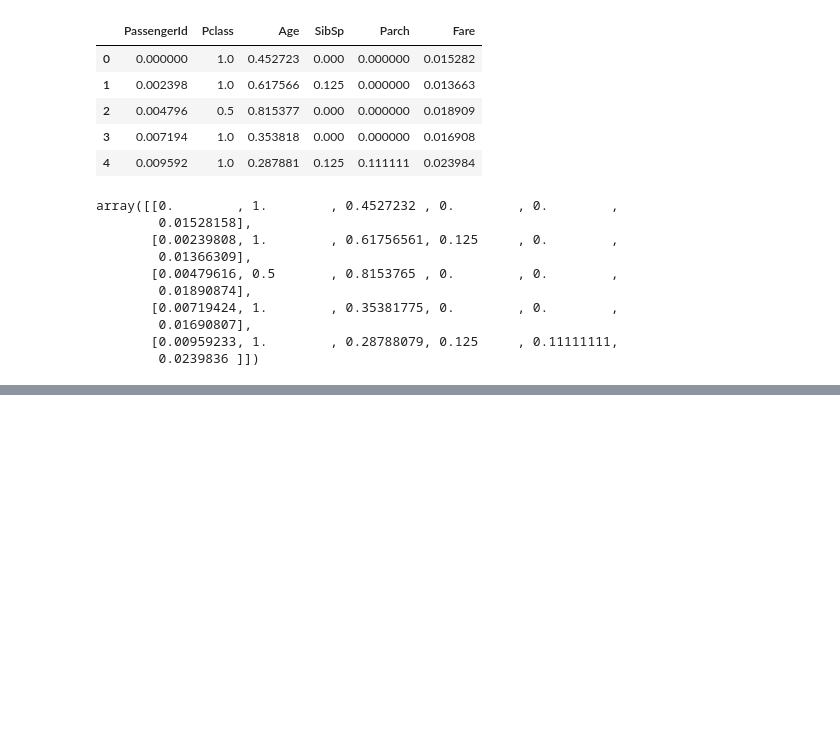
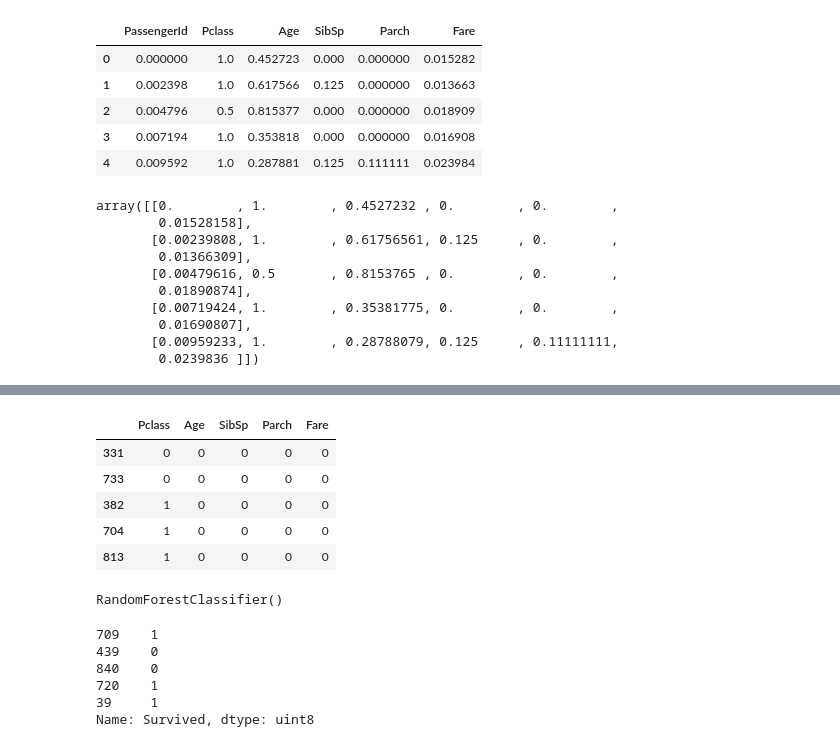
Before and after one commit to joaomboni/Titanic, a Jupyter notebook: titanic/TITANIC.ipynb, the cells around one changed output, grey strips where cells are left out. Saved outputs shown, nothing was run; the diff lists cells and outputs as text; code cells hidden in the pictures; blank space fills up the shorter version.

```diff
--- a/titanic/TITANIC.ipynb
+++ b/titanic/TITANIC.ipynb
@@ -548,0 +603,11 @@ from sklearn.model_selection import cross_val_score
+# %%
+X_train = X_train.astype(np.uint8)
+# %%
+X_train[:5]
+# %% [output]
+|  | Pclass | Age | SibSp | Parch | Fare |
+| 331 | 0 | 0 | 0 | 0 | 0 |
+| 733 | 0 | 0 | 0 | 0 | 0 |
+| 382 | 1 | 0 | 0 | 0 | 0 |
+| 704 | 1 | 0 | 0 | 0 | 0 |
+| 813 | 1 | 0 | 0 | 0 | 0 |
@@ -548,0 +620,4 @@ from sklearn.model_selection import cross_val_score
+# %%
+forest.fit(X_train, y_train)
+# %% [output]
+RandomForestClassifier()
@@ -548,0 +628,9 @@ from sklearn.model_selection import cross_val_score
+# %%
+y_test.head()
+# %% [output]
+709    1
+439    0
+840    0
+720    1
+39     1
+Name: Survived, dtype: uint8
```
Also changed, not shown: parts of 32 cells of this notebook.
